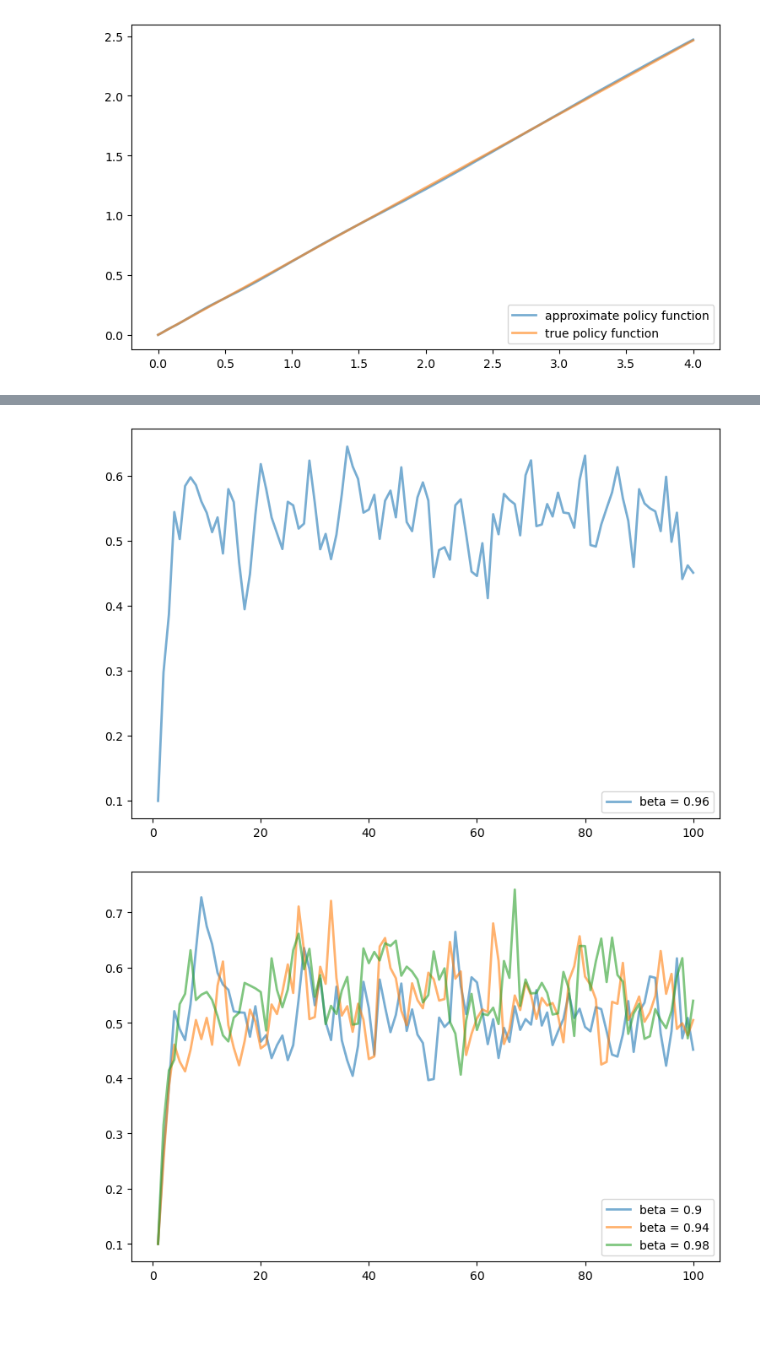
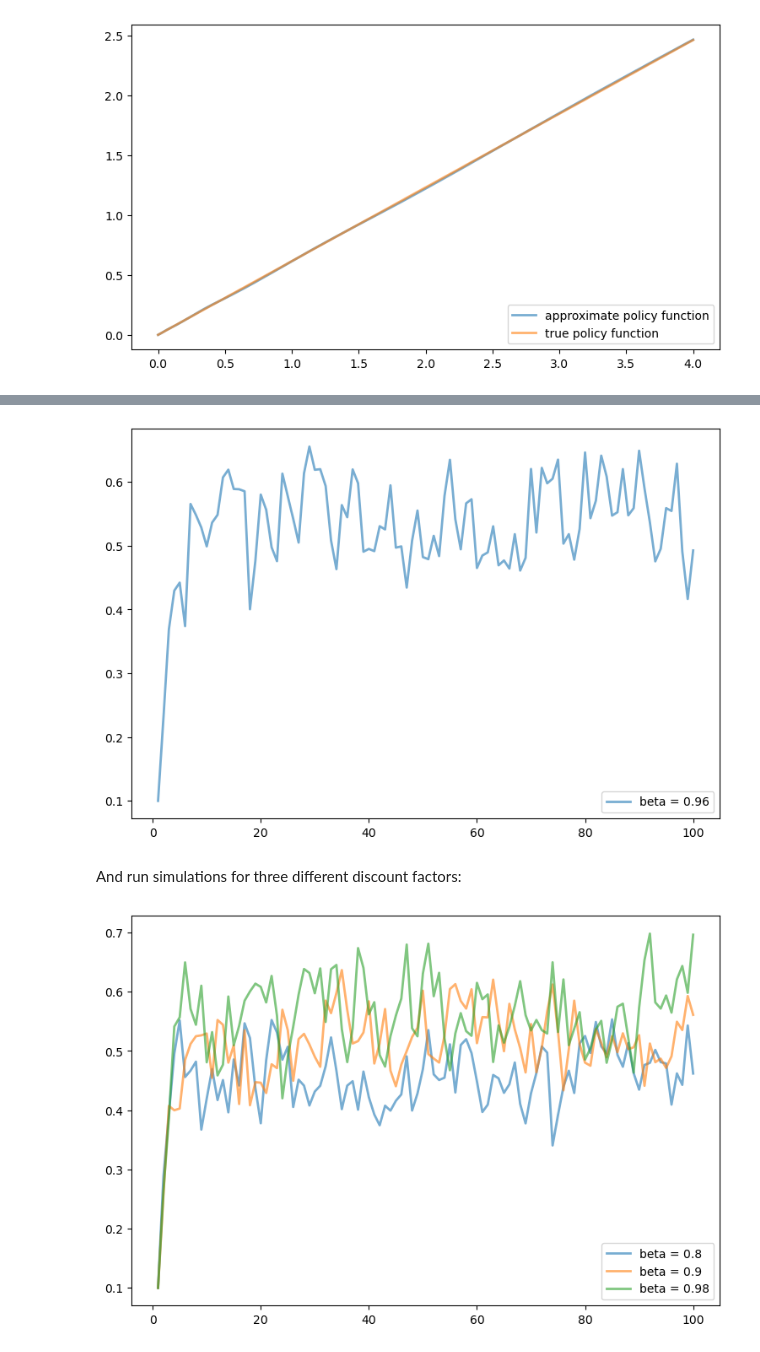
Before and after one commit to QuantEcon/ContinuousDPs.jl, a Jupyter notebook: examples/cdp_ex_optgrowth_jl.ipynb, the cells around one changed output, grey strips where cells are left out. Saved outputs shown, nothing was run; the diff lists cells and outputs as text; code cells hidden in the pictures; blank space fills up the shorter version.

```diff
--- a/examples/cdp_ex_optgrowth_jl.ipynb
+++ b/examples/cdp_ex_optgrowth_jl.ipynb
@@ -178,0 +97,4 @@ plotshow()
+# %%
+shock_size = 250
+shocks = exp.(p.mu .+ p.sigma * randn(rng, shock_size))
+weights = fill(1/shock_size, shock_size);
@@ -178,0 +105,3 @@ plotshow()
+# %%
+n = 30
+basis = Basis(ChebParams(n, p.s_min, p.s_max))
@@ -178,0 +113,2 @@ plotshow()
+# %%
+cdp = ContinuousDP(p.f, p.g, p.beta, shocks, weights, p.x_lb, p.x_ub, basis);
@@ -237,0 +128,4 @@ Body::ContinuousDPs.CDPSolveResult{PFI, 1, ContinuousDP{1, typeof(f), typeof(g),
+# %%
+grid_size = 200
+grid_y = collect(range(p.s_min, stop=p.s_max, length=grid_size))
+set_eval_nodes!(res, grid_y);
@@ -268,21 +174,23 @@ y = simulate(rng, res, s_init, ts_length)
 fig, ax = subplots(figsize=(9, 6))
 ax.plot(1:ts_length, y, lw=2, alpha=0.6, label="beta = $(cdp.discount)" )
 ax.legend(loc="lower right")
-plotshow()
+display(fig)
 # %% [output]
-[figure, old version]
+[figure, new version]
+# %% [markdown]
+And run simulations for three different discount factors:
 # %%
-fig, ax = plt.subplots(figsize=(9, 6))
+fig, ax = subplots(figsize=(9, 6))
 
-for beta in (0.9, 0.94, 0.98)
+for beta in (0.8, 0.9, 0.98)
     cdp = ContinuousDP(cdp, discount=beta)
     res = solve(cdp, verbose=0)
     set_eval_nodes!(res, grid_y)
     y = simulate(rng, res, s_init, ts_length)
     ax.plot(1:ts_length, y, lw=2, alpha=0.6, label="beta = $(cdp.discount)" )
 end
 
 ax.legend(loc="lower right")
-plotshow()
+display(fig)
 # %% [output]
-[figure, old version]
+[figure, new version]
```
Also changed, not shown: parts of 60 cells of this notebook.
